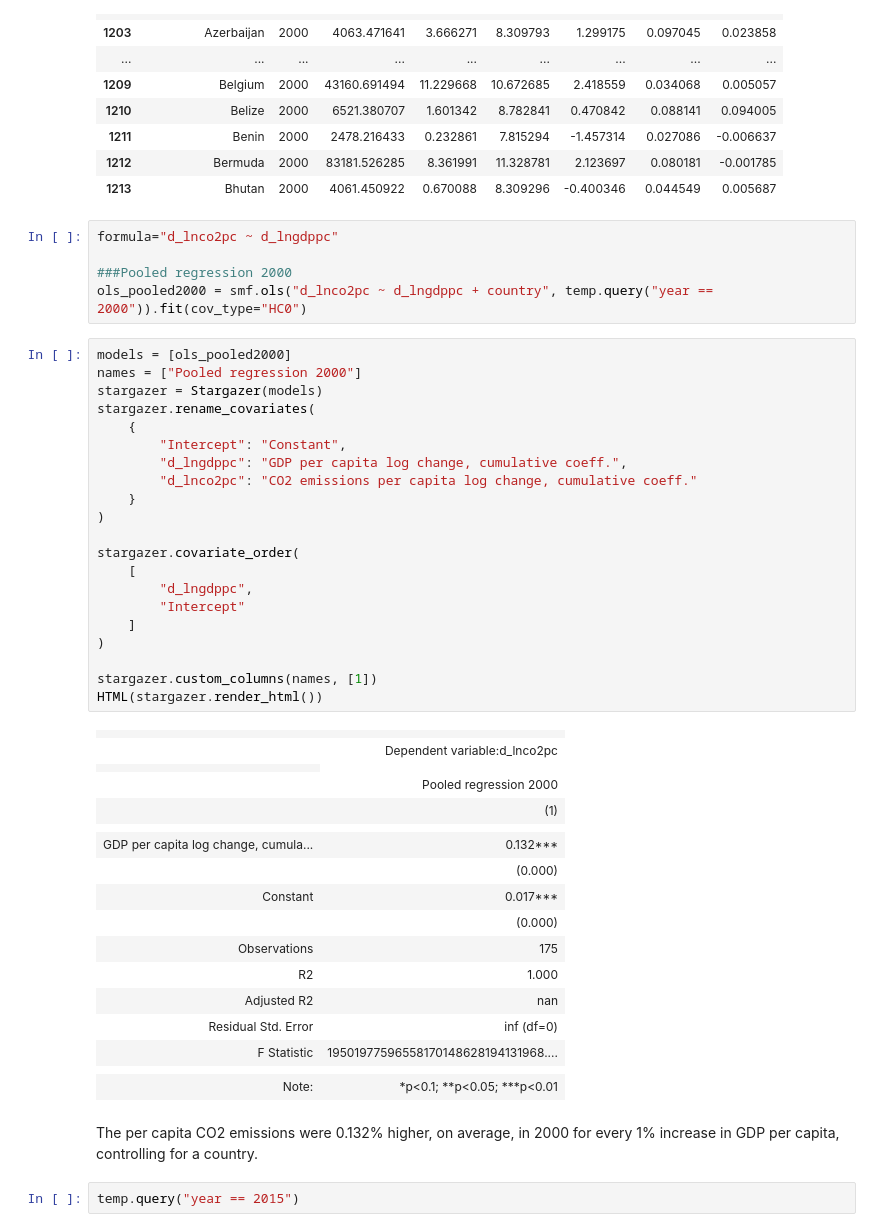
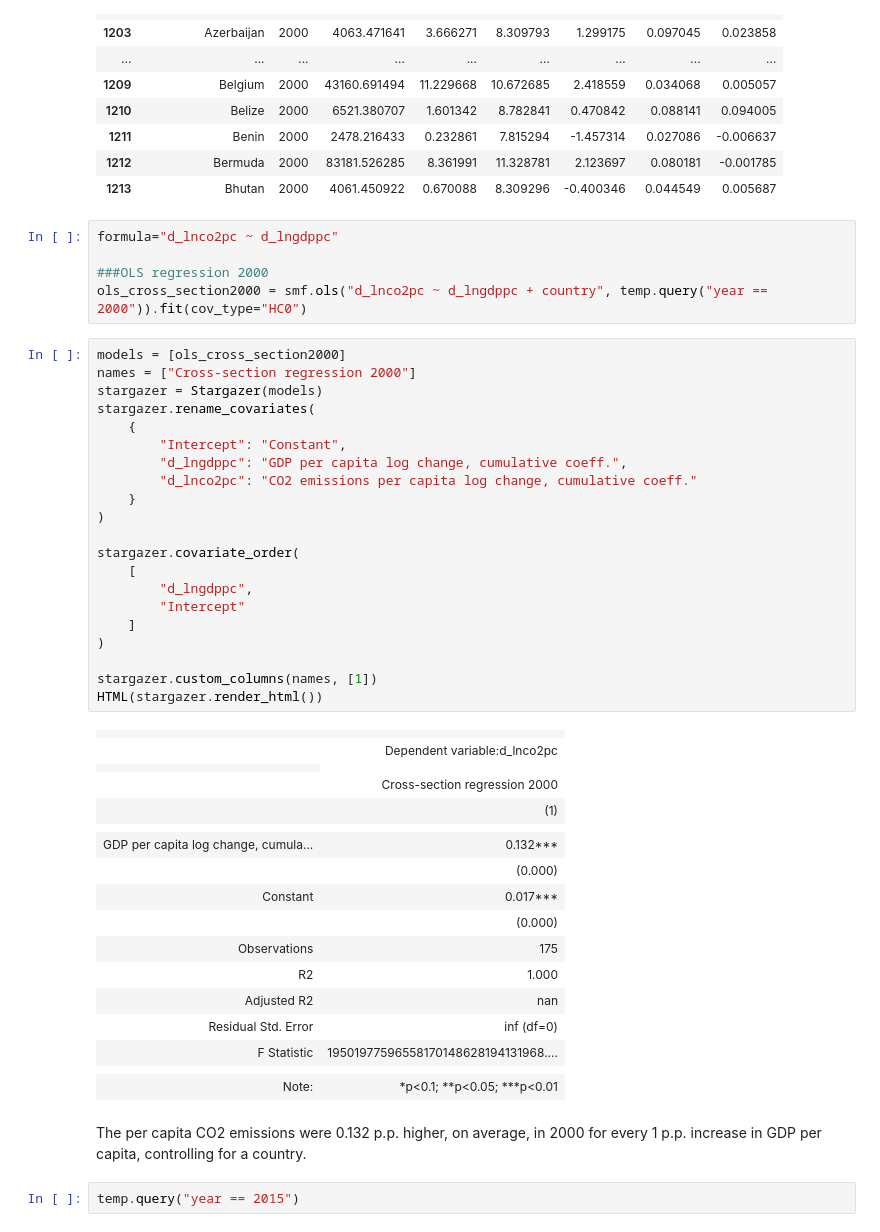
Before and after one commit to Swdenis/CO2emissions-GDP, a Jupyter notebook: code_2.ipynb, the cells around one changed output. Drawn from its saved outputs; the diff is of its cells as text.

```diff
--- a/code_2.ipynb
+++ b/code_2.ipynb
@@ -262,34 +270,34 @@ temp.query("year == 2000").head(20)
 # %%
 formula="d_lnco2pc ~ d_lngdppc"
 
-###Pooled regression 2000
-ols_pooled2000 = smf.ols("d_lnco2pc ~ d_lngdppc + country", temp.query("year == 2000")).fit(cov_type="HC0")
+###OLS regression 2000
+ols_cross_section2000 = smf.ols("d_lnco2pc ~ d_lngdppc + country", temp.query("year == 2000")).fit(cov_type="HC0")
 # %%
-models = [ols_pooled2000]
-names = ["Pooled regression 2000"]
+models = [ols_cross_section2000]
+names = ["Cross-section regression 2000"]
 stargazer = Stargazer(models)
 stargazer.rename_covariates(
     {
         "Intercept": "Constant",
         "d_lngdppc": "GDP per capita log change, cumulative coeff.",
         "d_lnco2pc": "CO2 emissions per capita log change, cumulative coeff."
     }
 )
 
 stargazer.covariate_order(
     [
         "d_lngdppc",
         "Intercept"
     ]
 )
 
 stargazer.custom_columns(names, [1])
 HTML(stargazer.render_html())
 # %% [output]
 |  |  |
 |  | Dependent variable:d_lnco2pc |
 |  |
-|  | Pooled regression 2000 |
+|  | Cross-section regression 2000 |
 |  | (1) |
 |  |  |
 | GDP per capita log change, cumula... | 0.132*** |
@@ -304,7 +312,7 @@ HTML(stargazer.render_html())
 |  |  |
 | Note: | *p<0.1; **p<0.05; ***p<0.01 |
 # %% [markdown]
-The per capita CO2 emissions were 0.132% higher, on average, in 2000 for every 1% increase in GDP per capita, controlling for a country.
+The per capita CO2 emissions were 0.132 p.p. higher, on average, in 2000 for every 1 p.p. increase in GDP per capita, controlling for a country.
 # %%
 temp.query("year == 2015")
 # %% [output]
```
Also changed, not shown: parts of 16 cells of this notebook, 4 other files.
